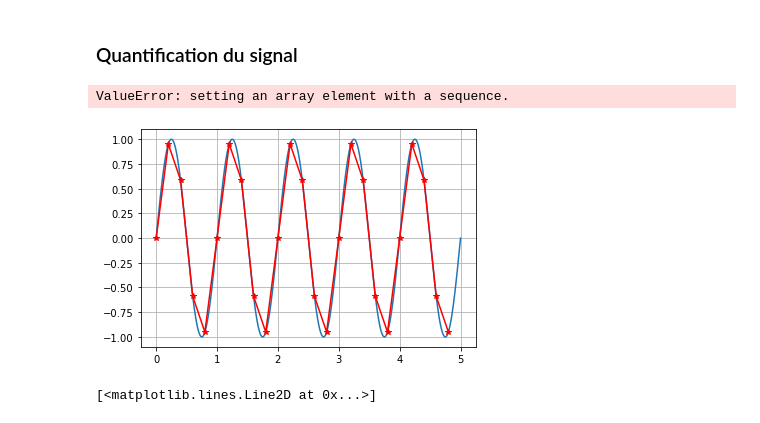
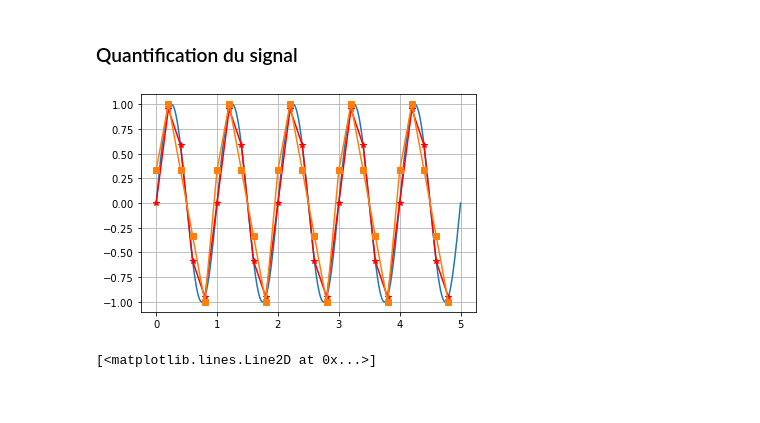
Before and after one commit to xpessoles/PSI_Cy_03_ConceptionCommande, a Jupyter notebook: Chapitre_02_CorrecteursNumeriques/01_Cy_03_02_Jupyter/FiltrageNumerique.ipynb, the cells around one changed output. Saved outputs shown, nothing was run; the diff lists cells and outputs as text; code cells hidden in the pictures.

```diff
--- a/Chapitre_02_CorrecteursNumeriques/01_Cy_03_02_Jupyter/FiltrageNumerique.ipynb
+++ b/Chapitre_02_CorrecteursNumeriques/01_Cy_03_02_Jupyter/FiltrageNumerique.ipynb
@@ -113,32 +113,29 @@ plt.show()
 # %%
 def quantification(N,les_s,mini,maxi):
     """
     Quantification sur N bits entre bornes.
     Quantification au plus proche.
     """
     delta = (maxi-mini)/(2**N-1)
     les_niv = [mini+k*delta for k in range(2**N)]
     les_sq = []
     for v in les_s :
         for i in range(len(les_niv)-1):
             if v >= les_niv[i] and v <= les_niv[i+1]: # On regarde l'intervalle de quantif
                 if v<les_niv[i]+delta/2 :
                     les_sq.append(les_niv[i])
                 else :
                     les_sq.append(les_niv[i+1])
     return les_sq,les_niv
-les_sq = quantification(2,les_s2,-1,1)
+les_sq,les_n = quantification(2,les_s2,-1,1)
 plt.grid()
 plt.plot(les_t,les_e)         # Signal analogique
 plt.plot(les_te2,les_s2,"r*-") # Signal échantillonné
 plt.plot(les_te2[0:len(les_sq)],les_sq,"s-") # Signal numérique
-
 # plt.plot(les_tb,les_eb)
-
 plt.show()
 # %% [output]
-ValueError: setting an array element with a sequence.
-[figure, old version]
+[figure, new version]
 # %%
 # Signal : les_t, les_e
 # Signal échantillonnage 5 Hertz, bloqué sur 2 bits
```
Also changed, not shown: parts of 9 cells of this notebook, 1 other file.
